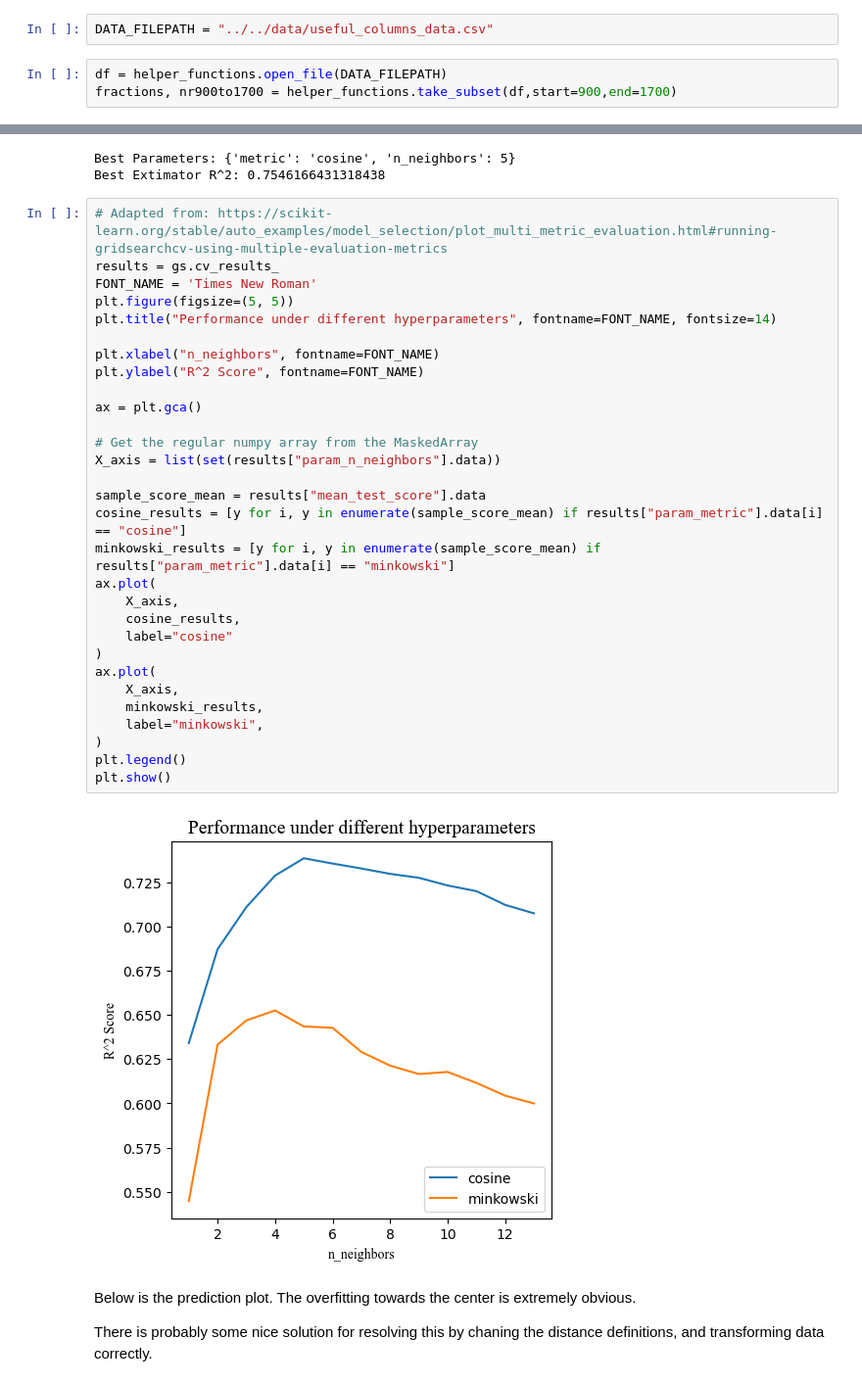
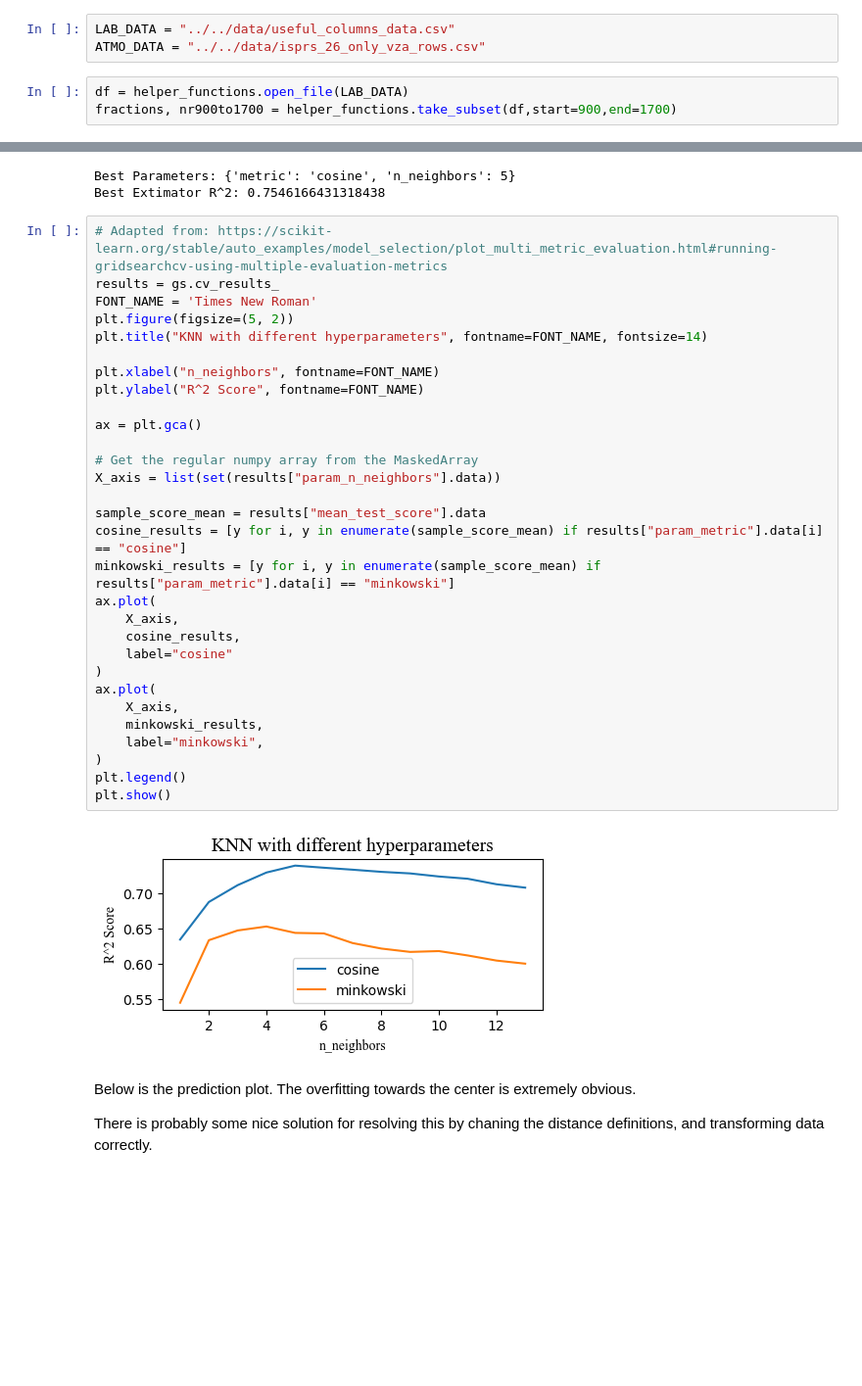
Before and after one commit to utat-ss/FINCH-Science_Unmixing, a Jupyter notebook: runs/unmixing/knn.ipynb, the cells around one changed output, grey strips where cells are left out. Shown at 98% size. Saved outputs shown, nothing was run; the diff lists cells and outputs as text; blank space fills up the shorter version.

Commit message:
isprs (no NaN vza rows) data refactored Fedor's splits_testing into a Jupyter Notebook, and added plot export. some improvements on knn and dataset_characterization

```diff
--- a/runs/unmixing/knn.ipynb
+++ b/runs/unmixing/knn.ipynb
@@ -36,8 +39,9 @@ sys.path.append(str(github_root))
 
 from src.utils import helper_functions
 # %%
-DATA_FILEPATH = "../../data/useful_columns_data.csv"
+LAB_DATA = "../../data/useful_columns_data.csv"
+ATMO_DATA = "../../data/isprs_26_only_vza_rows.csv"
 # %%
-df = helper_functions.open_file(DATA_FILEPATH)
+df = helper_functions.open_file(LAB_DATA)
 fractions, nr900to1700 = helper_functions.take_subset(df,start=900,end=1700)
 # %% [markdown]
@@ -101,35 +106,35 @@ Best Extimator R^2: 0.7546166431318438
 # %%
 # Adapted from: https://scikit-learn.org/stable/auto_examples/model_selection/plot_multi_metric_evaluation.html#running-gridsearchcv-using-multiple-evaluation-metrics
 results = gs.cv_results_
 FONT_NAME = 'Times New Roman'
-plt.figure(figsize=(5, 5))
-plt.title("Performance under different hyperparameters", fontname=FONT_NAME, fontsize=14)
+plt.figure(figsize=(5, 2))
+plt.title("KNN with different hyperparameters", fontname=FONT_NAME, fontsize=14)
 
 plt.xlabel("n_neighbors", fontname=FONT_NAME)
 plt.ylabel("R^2 Score", fontname=FONT_NAME)
 
 ax = plt.gca()
 
 # Get the regular numpy array from the MaskedArray
 X_axis = list(set(results["param_n_neighbors"].data))
 
 sample_score_mean = results["mean_test_score"].data
 cosine_results = [y for i, y in enumerate(sample_score_mean) if results["param_metric"].data[i] == "cosine"]
 minkowski_results = [y for i, y in enumerate(sample_score_mean) if results["param_metric"].data[i] == "minkowski"]
 ax.plot(
     X_axis,
     cosine_results,
     label="cosine"
 )
 ax.plot(
     X_axis,
     minkowski_results,
     label="minkowski",
 )
 plt.legend()
 plt.show()
 # %% [output]
-[figure, old version]
+[figure, new version]
 # %% [markdown]
 Below is the prediction plot. The overfitting towards the center is extremely obvious.
 
```
Also changed, not shown: parts of 9 cells of this notebook, 4 other files.
